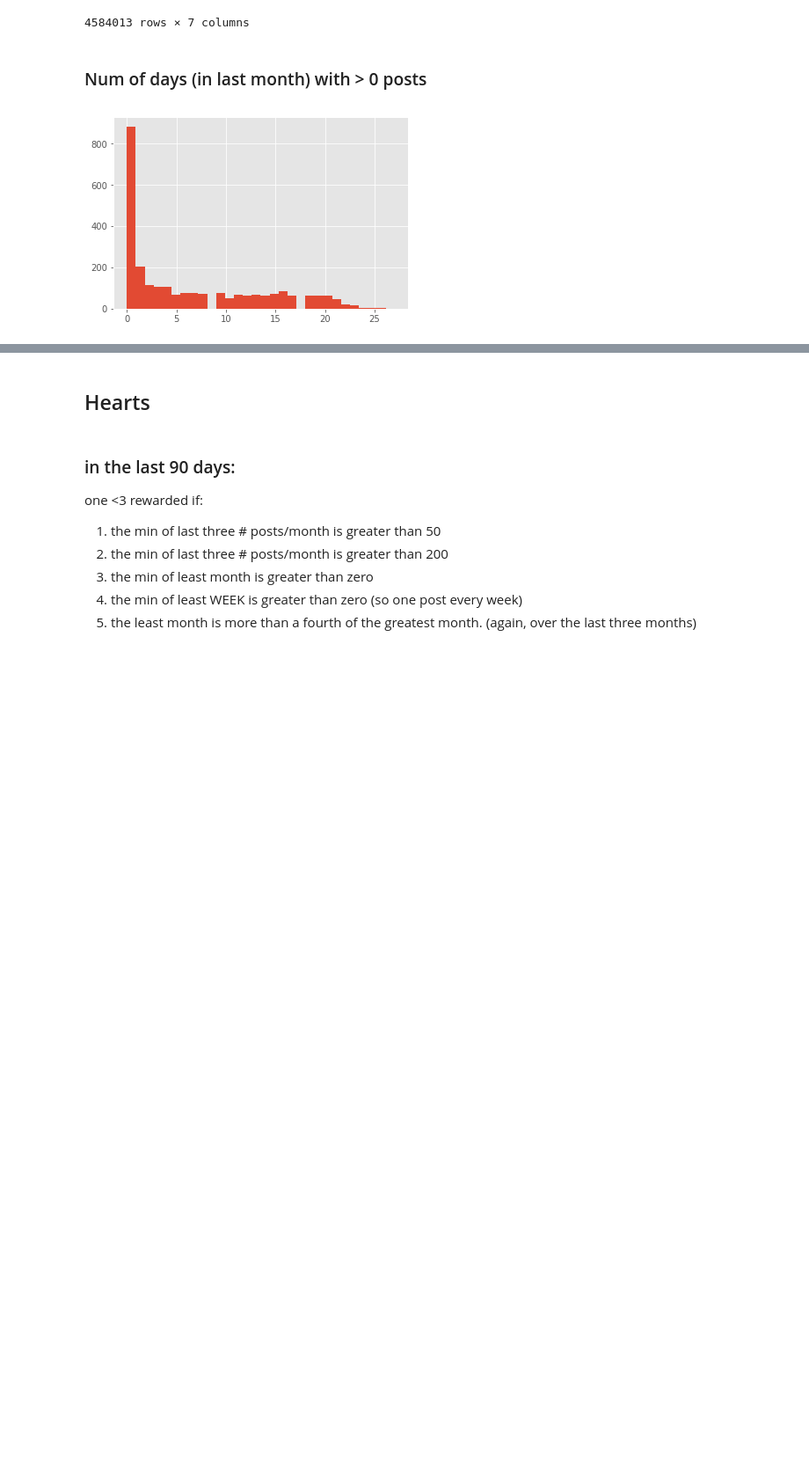
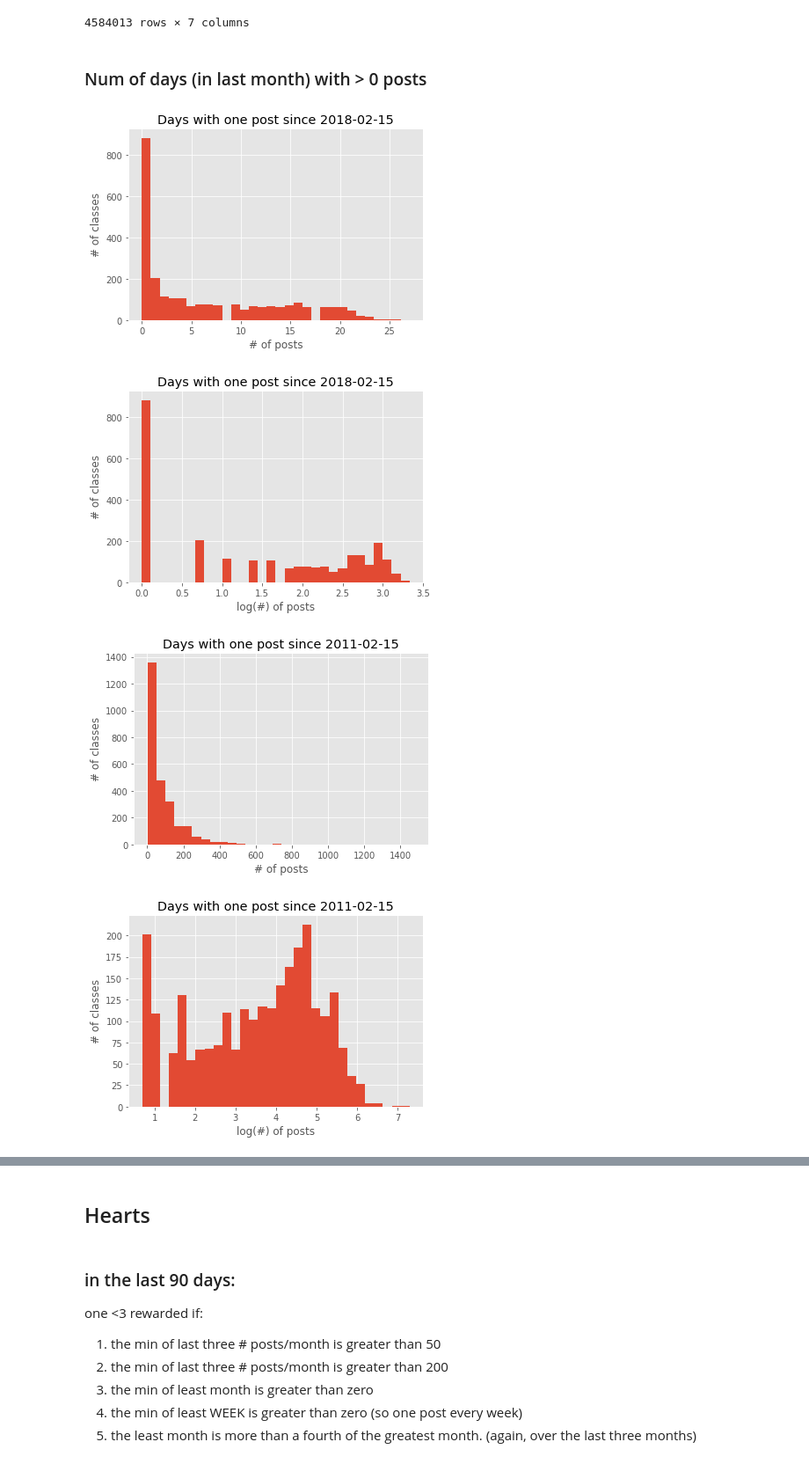
Before and after one commit to pgeurin/seniorskipday, a Jupyter notebook: src/eda.ipynb, the cells around one changed output, grey strips where cells are left out. Shown at 88% size. Drawn from its saved outputs; the diff is of its cells as text; code cells hidden in the pictures; blank space fills up the shorter version.

Commit message:
make graphs of at least one post of the last 30 days and put them into READMEs.

```diff
--- a/src/eda.ipynb
+++ b/src/eda.ipynb
@@ -521,17 +521,35 @@ posts
 # %%
 def days_with_one_post_since(posts, date):
     days_one_post_in_last_month = posts[posts['new_date']> date].groupby(['classroom_id','new_date']).sum().groupby('classroom_id').count()
     num_posts_by_class = posts.groupby('classroom_id').count()
     days_one_post_in_last_month = num_posts_by_class.join(days_one_post_in_last_month, how='left', lsuffix='_num_posts_by_class', rsuffix='_days_one_post_in_last_month')
     days_one_post_in_last_month.loc[days_one_post_in_last_month['exists_days_one_post_in_last_month'].isnull(), 'exists_days_one_post_in_last_month'] = 0
-    plt.hist(days_one_post_in_last_month['exists_days_one_post_in_last_month'],bins=30);
+    fig, ax = plt.subplots(1,1)
+    ax.set_title(f'Days with one post since {date.date()}')
+    ax.hist(days_one_post_in_last_month['exists_days_one_post_in_last_month'],bins=30);
+    ax.set_ylabel("# of classes")
+    ax.set_xlabel("# of posts")
+    plt.show()
+
 
 def log_days_with_one_post_since(posts, date):
     days_one_post_in_last_month = posts[posts['new_date']> date].groupby(['classroom_id','new_date']).sum().groupby('classroom_id').count()
     num_posts_by_class = posts.groupby('classroom_id').count()
     days_one_post_in_last_month = num_posts_by_class.join(days_one_post_in_last_month, how='left', lsuffix='_num_posts_by_class', rsuffix='_days_one_post_in_last_month')
     days_one_post_in_last_month.loc[days_one_post_in_last_month['exists_days_one_post_in_last_month'].isnull(), 'exists_days_one_post_in_last_month'] = 0
-    plt.hist(np.log(days_one_post_in_last_month['exists_days_one_post_in_last_month']+1),bins=30);
+    fig, ax = plt.subplots(1,1)
+    ax.set_title(f'Days with one post since {date.date()}')
+    ax.hist(np.log(days_one_post_in_last_month['exists_days_one_post_in_last_month']+1),bins=30);
+    ax.set_ylabel("# of classes")
+    ax.set_xlabel("log(#) of posts")
+    plt.show()
+
 days_with_one_post_since(posts, pd.to_datetime("feb 15 2018"))
+log_days_with_one_post_since(posts, pd.to_datetime("feb 15 2018"))
+days_with_one_post_since(posts, pd.to_datetime("feb 15 2011"))
+log_days_with_one_post_since(posts, pd.to_datetime("feb 15 2011"))
 # %% [output]
-[figure, old version]
+[figure, new version]
+[figure, added]
+[figure, added]
+[figure, added]
```
Also changed, not shown: parts of 3 cells of this notebook, 10 other files.
